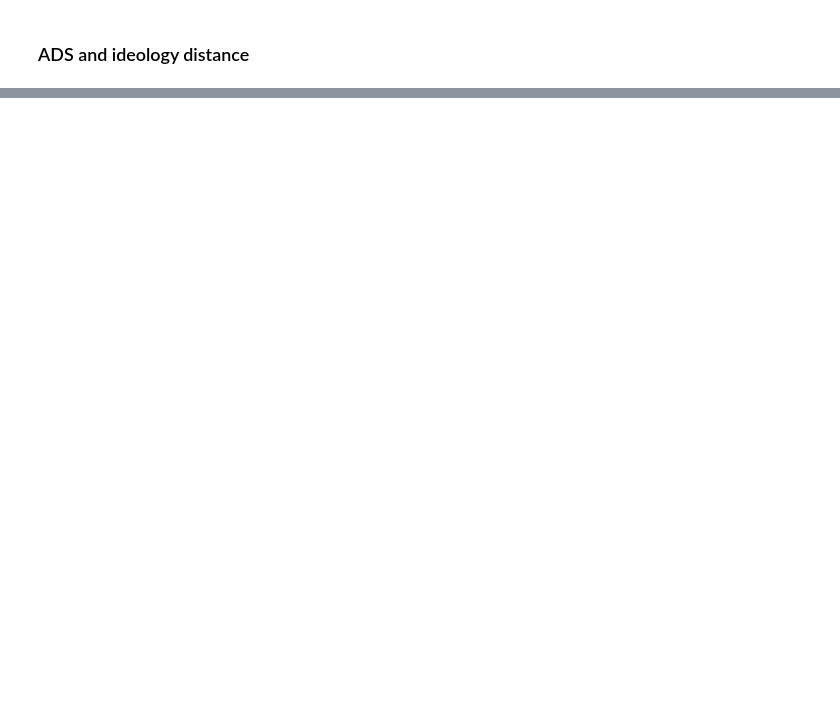
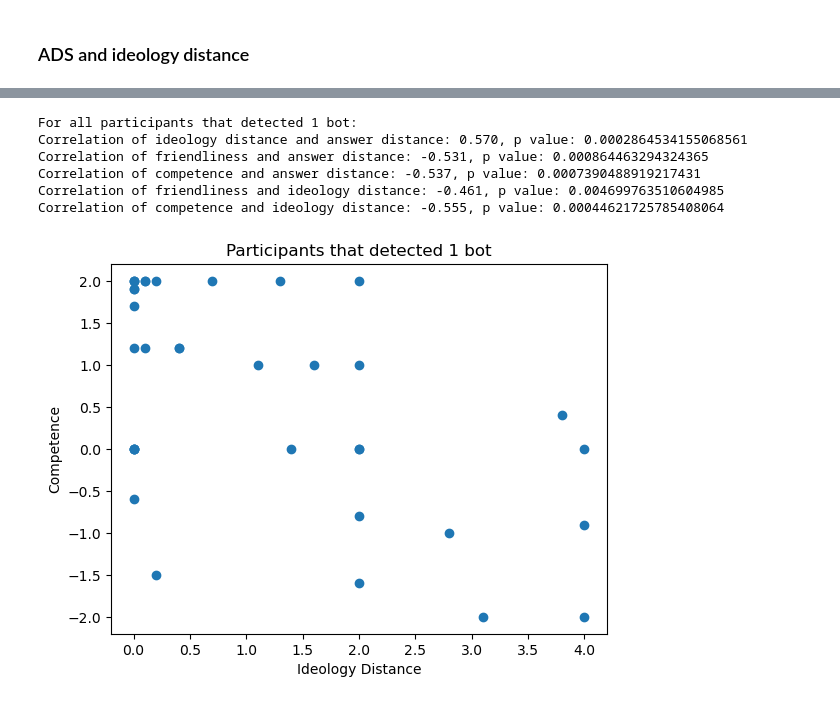
Before and after one commit to yindeqiang/Online-Politicization-Experiment-Website, a Jupyter notebook: data_analysis/pilot_1.ipynb, the cells around one changed output, grey strips where cells are left out. Saved outputs shown, nothing was run; the diff lists cells and outputs as text; code cells hidden in the pictures; blank space fills up the shorter version.

```diff
--- a/data_analysis/pilot_1.ipynb
+++ b/data_analysis/pilot_1.ipynb
@@ -171,0 +282,38 @@ df['answer_distance_sum'] = df.apply(cal_ans_dis_sum, axis=1)
+# %%
+print("\nFor all participants that detected 1 bot:")
+df_bot_detected = df[df['bot_detected'] == 1]
+answer_distance_sum = get_data(df_bot_detected, 'answer_distance_sum')
+ideology_distance = get_data(df_bot_detected, 'ideology_distance')
+friendliness = get_data(df_bot_detected, 'friendliness')
+competence = get_data(df_bot_detected, 'competence')
+corr_coefficient, p_value = pearsonr(ideology_distance, answer_distance_sum)
+print(f"Correlation of ideology distance and answer distance: {corr_coefficient:.3f}, p value: {p_value}")
+corr_coefficient, p_value = pearsonr(friendliness, answer_distance_sum)
+print(f"Correlation of friendliness and answer distance: {corr_coefficient:.3f}, p value: {p_value}")
+corr_coefficient, p_value = pearsonr(competence, answer_distance_sum)
+print(f"Correlation of competence and answer distance: {corr_coefficient:.3f}, p value: {p_value}")
+corr_coefficient, p_value = pearsonr(friendliness, ideology_distance)
+print(f"Correlation of friendliness and ideology distance: {corr_coefficient:.3f}, p value: {p_value}")
+corr_coefficient, p_value = pearsonr(competence, ideology_distance)
+print(f"Correlation of competence and ideology distance: {corr_coefficient:.3f}, p value: {p_value}")
+
+plt.title("Participants that detected 1 bot")
+plt.xlabel("Ideology Distance")
+plt.ylabel("Friendliness")
+plt.scatter(ideology_distance, friendliness)
+plt.savefig("1_friendliness.jpg")
+
+plt.clf()
+plt.title("Participants that detected 1 bot")
+plt.xlabel("Ideology Distance")
+plt.ylabel("Competence")
+plt.scatter(ideology_distance, competence)
+plt.savefig("1_competence.jpg")
+# %% [output]
+For all participants that detected 1 bot:
+Correlation of ideology distance and answer distance: 0.570, p value: 0.0002864534155068561
+Correlation of friendliness and answer distance: -0.531, p value: 0.000864463294324365
+Correlation of competence and answer distance: -0.537, p value: 0.0007390488919217431
+Correlation of friendliness and ideology distance: -0.461, p value: 0.004699763510604985
+Correlation of competence and ideology distance: -0.555, p value: 0.00044621725785408064
+[figure, added]
```
Also changed, not shown: parts of 9 cells of this notebook, 6 other files.
